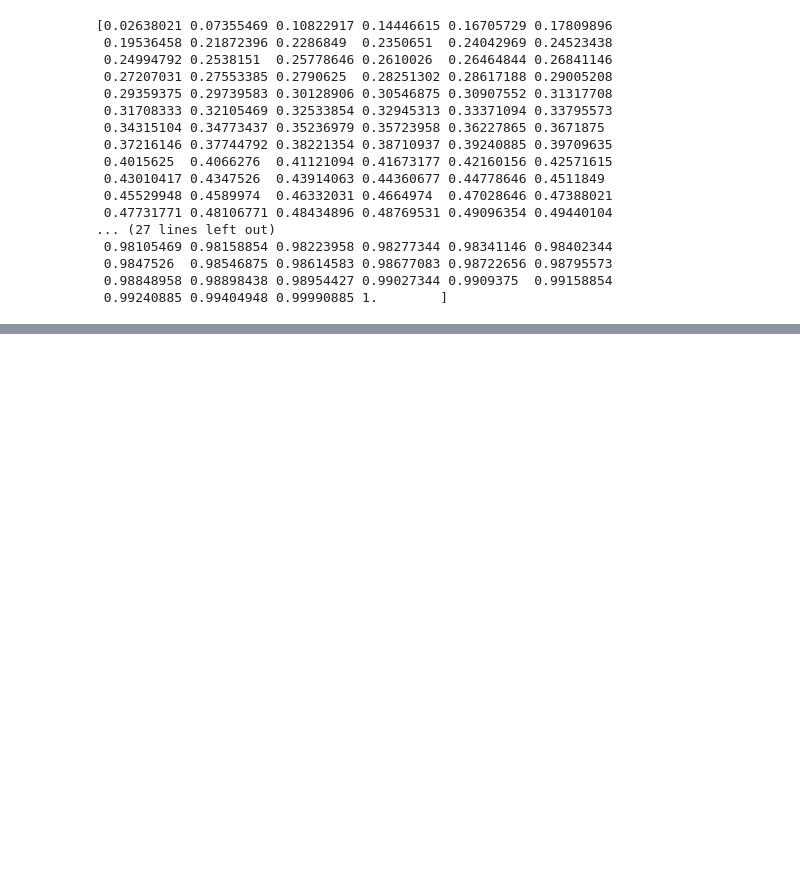
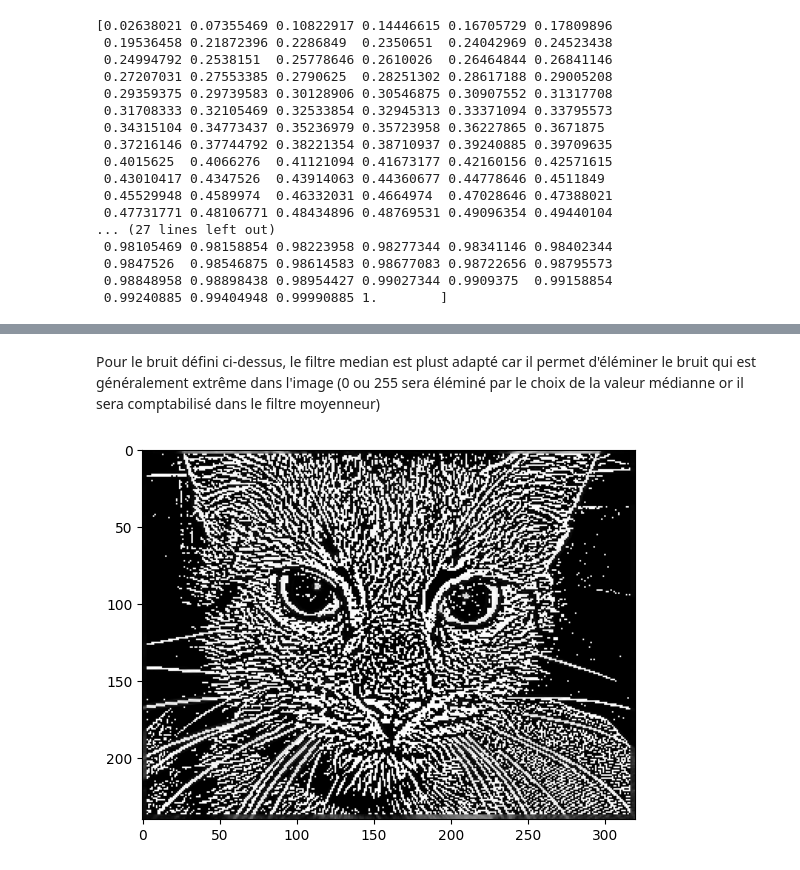
Before and after one commit to gharbiamine/ImageProcessing, a Jupyter notebook: pgm.ipynb, the cells around one changed output, grey strips where cells are left out. Saved outputs shown, nothing was run; the diff lists cells and outputs as text; code cells hidden in the pictures; blank space fills up the shorter version.

```diff
--- a/pgm.ipynb
+++ b/pgm.ipynb
@@ -82,0 +106,9 @@ print(hEq)
+# %% [markdown]
+Pour le bruit défini ci-dessus, le filtre median est plust adapté car il permet d'éléminer le bruit qui est généralement extrême dans l'image (0 ou 255 sera éléminé par le choix de la valeur médianne or il sera comptabilisé dans le filtre moyenneur)
+# %%
+pgmCat.read('chat.pgm')
+highPassingCat = pgmCat.highPassingFilter(3)
+pgmCat.read('chat.pgm')
+pgmCat.show(highPassingCat)
+# %% [output]
+[figure, added]
```
Also changed, not shown: parts of 5 cells of this notebook, 1 other file.
